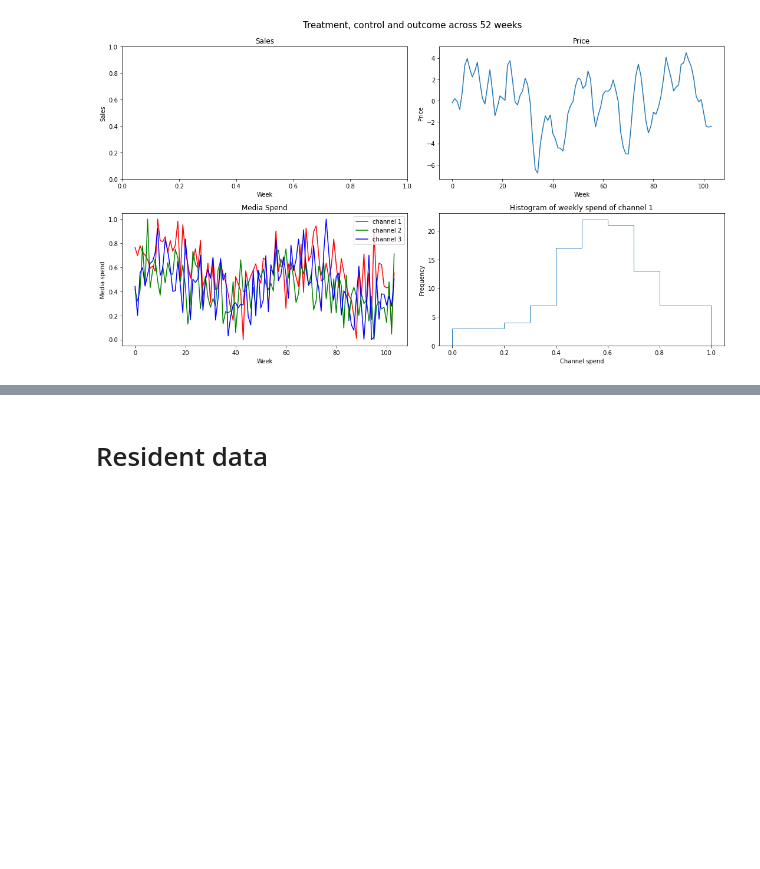
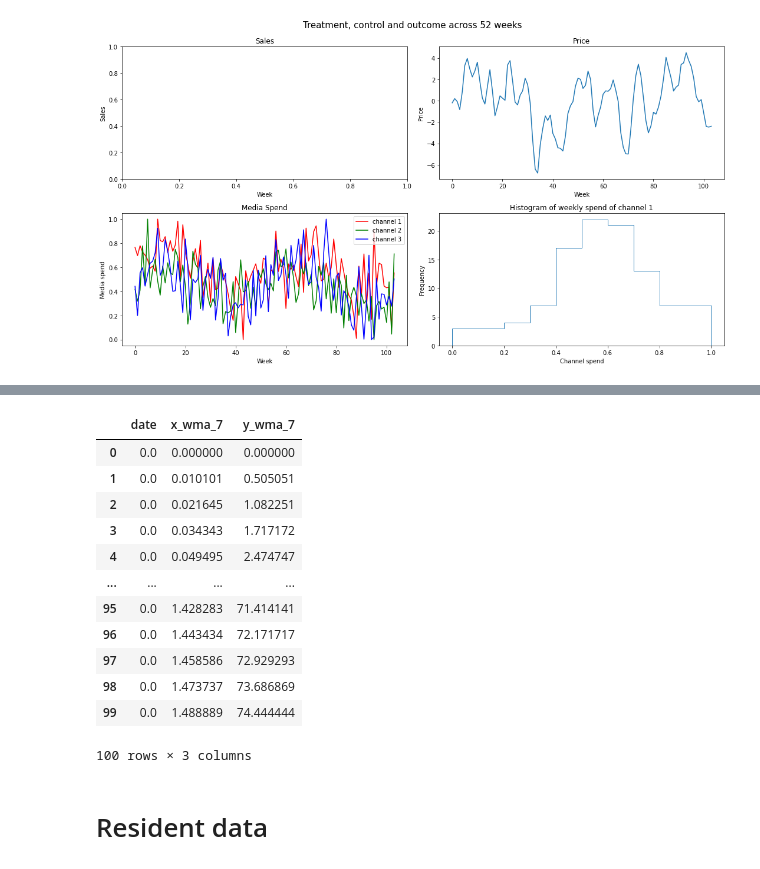
Before and after one commit to Amirgav-zz/mmm_ag, a Jupyter notebook: data_simulation.ipynb, the cells around one changed output, grey strips where cells are left out. Saved outputs shown, nothing was run; the diff lists cells and outputs as text; code cells hidden in the pictures; blank space fills up the shorter version.

```diff
--- a/data_simulation.ipynb
+++ b/data_simulation.ipynb
@@ -63,14 +61,14 @@ def delayed_adstock(alpha, theta, L):
 def carryover(df, columns, alpha, theta=None, L=None, decay = 'geo', date_col = 'date'):
 
     weights = geoDecay(alpha, L) if decay == 'geo' else delayed_adstock(alpha, theta, L)
-    print(weights)
+
     df_carryover = (df.set_index(date_col)[columns]
                     .rolling(window=L, center=False, min_periods=1)
                     .apply(lambda x: np.sum(weights[-len(x):]*x) / np.sum(weights[-len(x):]), raw=False)
                     .reset_index())
 
-    columns_dict = {col:col+'_wma_{}'.format(window) for col in columns}
-    df_carryover.rename(columns=columns_dict, inplace=True)
+#     columns_dict = {col:col+'_wma_{}'.format(window) for col in columns}
+#     df_carryover.rename(columns=columns_dict, inplace=True)
 
     return df_carryover
 # %%
@@ -251,0 +283,19 @@ fig.tight_layout()
+# %%
+df = pd.DataFrame()
+df['x'] = np.linspace(start=0, stop=1.5, num=100)
+df['y'] = np.linspace(start=0, stop=10, num=100)
+df['z'] = np.linspace(start=0, stop=30, num=100)
+df['w'] = np.linspace(start=0, stop=200, num=100)
+df['date'] = np.linspace(start=0, stop=1.5, num=100)
+treatment_columns=['x','y']
+control_columns = ['z','w']
+alpha=0.5
+L= 4
+decay='geo'
+date_col='date'
+theta=None
+S = 1
+K = 0.5
+beta = 0.3
+carry_over = carryover(df, columns, alpha, theta, L, decay, date_col)
+carry_over.head(2)
@@ -252,3 +323,19 @@ fig.tight_layout()
+# %%
+carry_over.mul(np.asarray([0,1,50]))
+# %% [output]
+|  | date | x_wma_7 | y_wma_7 |
+| 0 | 0.0 | 0.000000 | 0.000000 |
+| 1 | 0.0 | 0.010101 | 0.505051 |
+| 2 | 0.0 | 0.021645 | 1.082251 |
+| 3 | 0.0 | 0.034343 | 1.717172 |
+| 4 | 0.0 | 0.049495 | 2.474747 |
+| ... | ... | ... | ... |
+| 95 | 0.0 | 1.428283 | 71.414141 |
+| 96 | 0.0 | 1.443434 | 72.171717 |
+| 97 | 0.0 | 1.458586 | 72.929293 |
+| 98 | 0.0 | 1.473737 | 73.686869 |
+| 99 | 0.0 | 1.488889 | 74.444444 |
+100 rows × 3 columns
 # %% [markdown]
 # Resident data
 # %%
```
Also changed, not shown: parts of 14 cells of this notebook.
